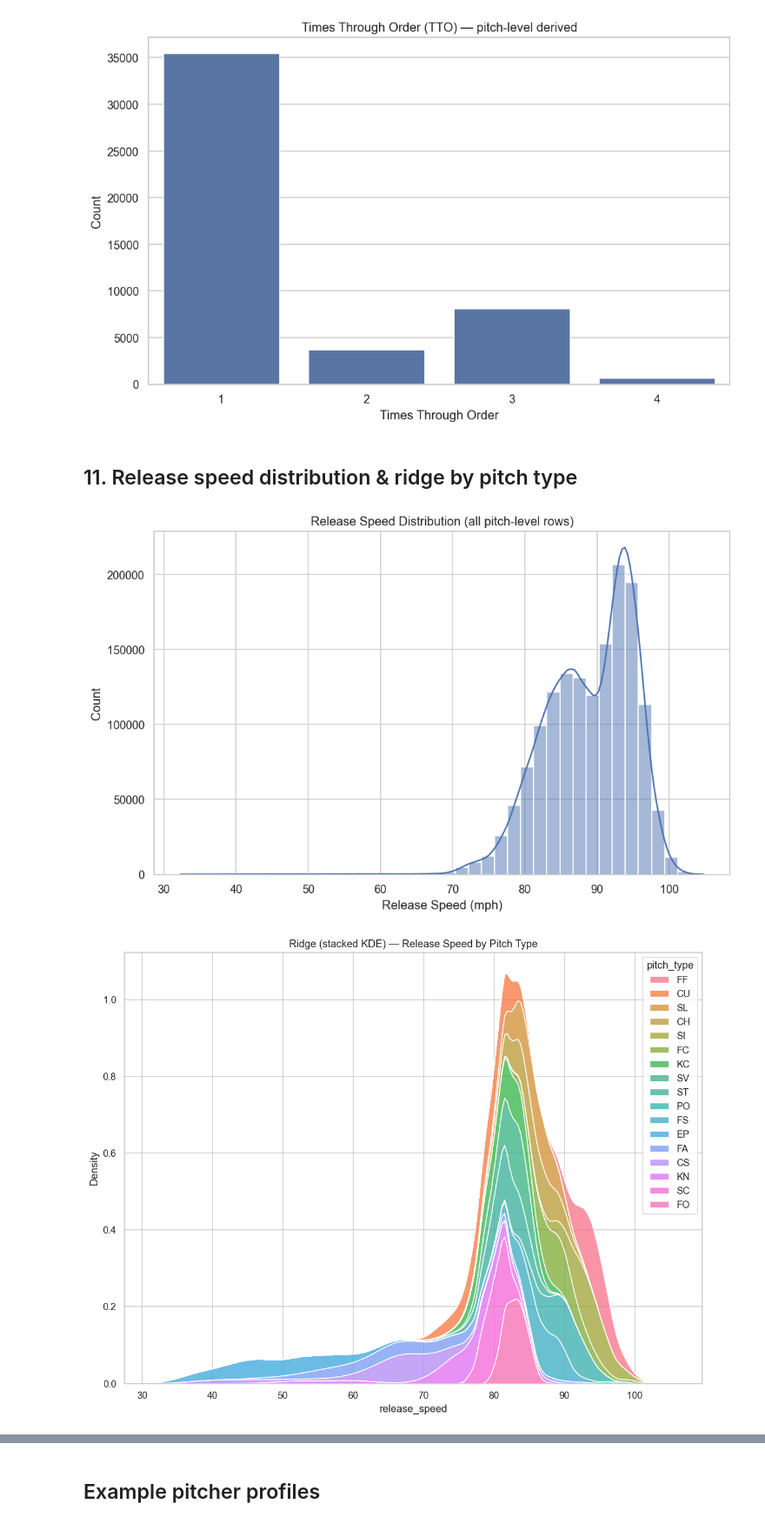
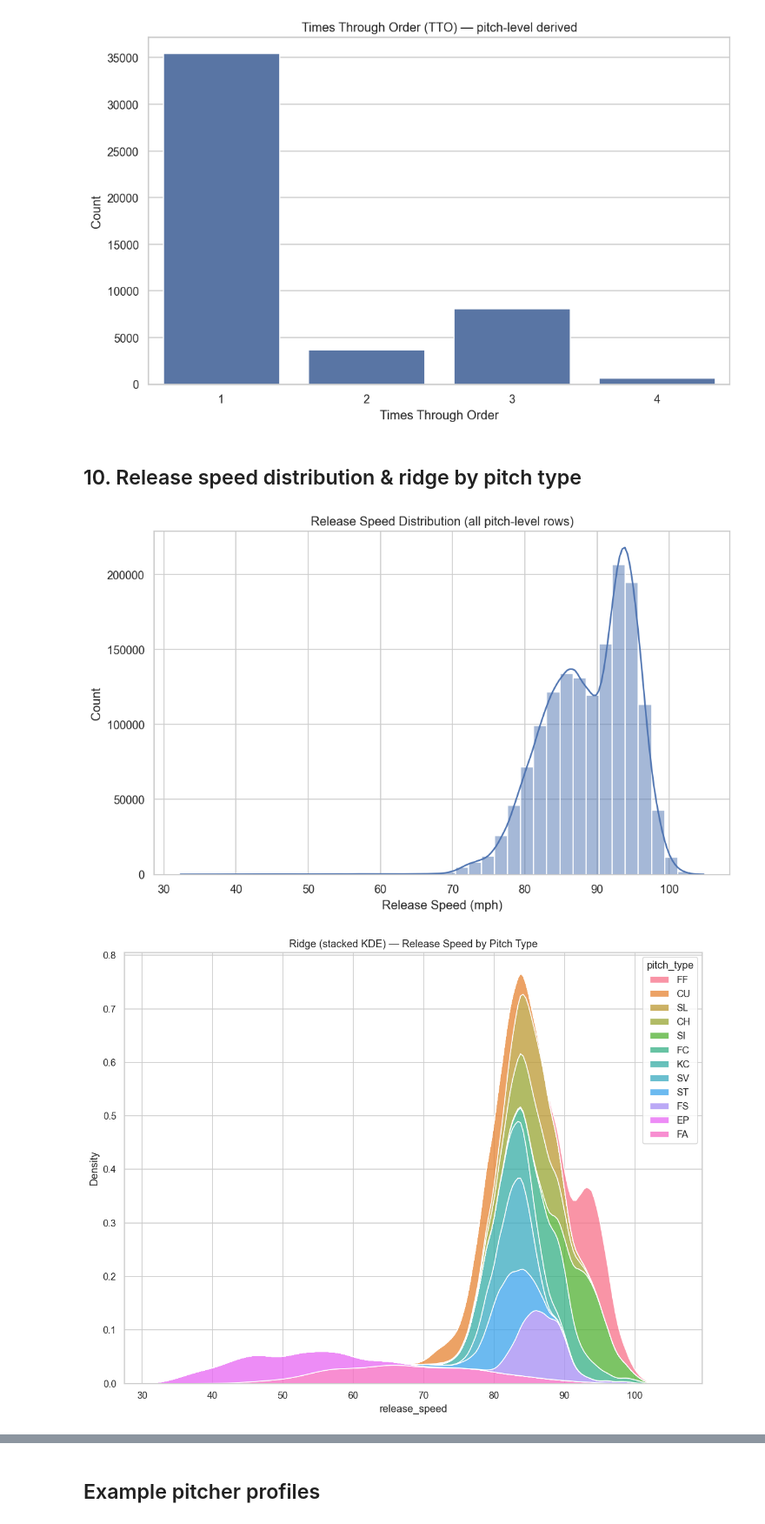
Before and after one commit to EthanBobrik/MLB-Bullpen-Strategy, a Jupyter notebook: notebooks/03_eda_sanity.ipynb, the cells around one changed output, grey strips where cells are left out. Shown at 87% size. Cells and saved outputs as stored; diff of their text form; code cells hidden in the pictures.

```diff
--- a/notebooks/03_eda_sanity.ipynb
+++ b/notebooks/03_eda_sanity.ipynb
@@ -346,23 +329,32 @@ plt.show()
 # %% [output]
 [figure]
 # %% [markdown]
-## 11. Release speed distribution & ridge by pitch type
+## 10. Release speed distribution & ridge by pitch type
 # %%
 # Overall release speed distribution
-plt.figure(figsize=(10,6))
+plt.figure(figsize=(10, 6))
 sns.histplot(df[RELEASE_SPEED_COL].dropna(), bins=40, kde=True)
 plt.title("Release Speed Distribution (all pitch-level rows)")
 plt.xlabel("Release Speed (mph)")
 plt.savefig(os.path.join(viz_folder, "release_speed_hist.png"), dpi=300, bbox_inches="tight")
 plt.show()
 
-# Ridge plot-style KDE of release speed by pitch type (stacked)
-plt.figure(figsize=(12,9))
-sns.kdeplot(data=df, x=RELEASE_SPEED_COL, hue=PITCH_TYPE_COL, multiple="stack", common_norm=False)
+# Ridge-style KDE: focus on most common pitch types so the plot is readable
+top_types = df[PITCH_TYPE_COL].value_counts().head(12).index
+df_ridge = df[df[PITCH_TYPE_COL].isin(top_types)]
+
+plt.figure(figsize=(12, 9))
+sns.kdeplot(
+    data=df_ridge,
+    x=RELEASE_SPEED_COL,
+    hue=PITCH_TYPE_COL,
+    multiple="stack",
+    common_norm=False,
+)
 plt.title("Ridge (stacked KDE) — Release Speed by Pitch Type")
 plt.savefig(os.path.join(viz_folder, "ridge_speed_by_pitchtype.png"), dpi=300, bbox_inches="tight")
 plt.show()
 # %% [output]
 [figure]
-[figure, old version]
+[figure, new version]
 # %% [markdown]
```
Also changed, not shown: parts of 34 cells of this notebook, 16 other files.
